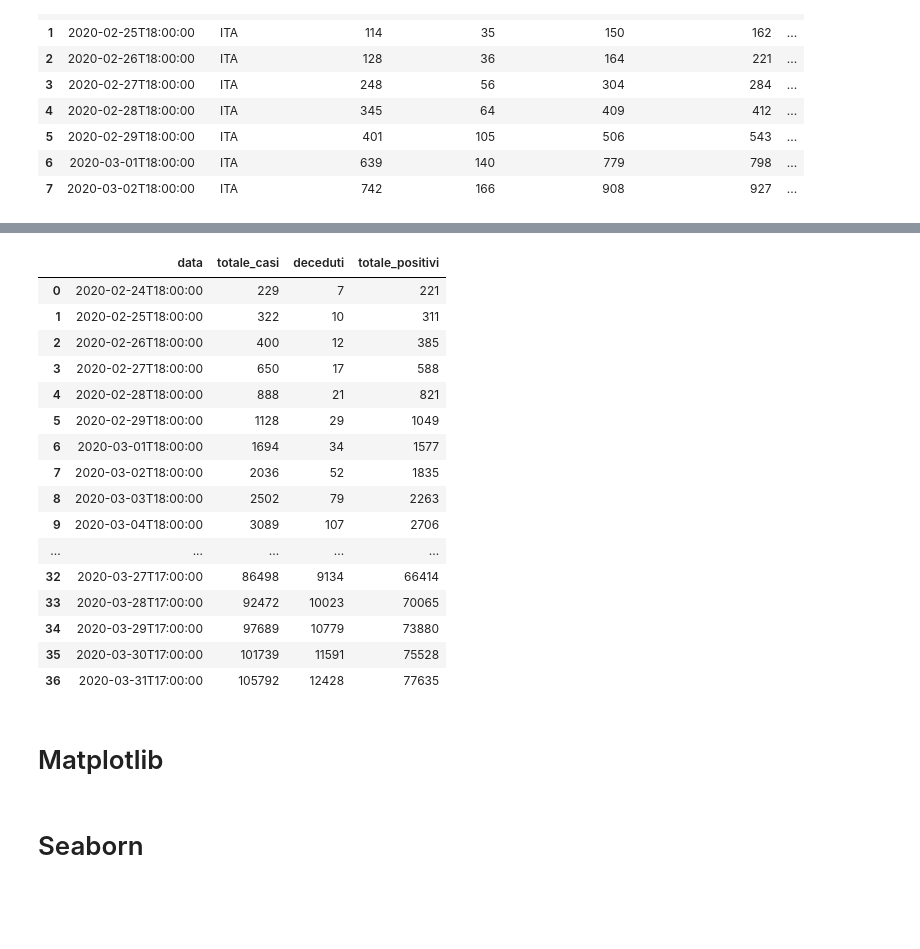
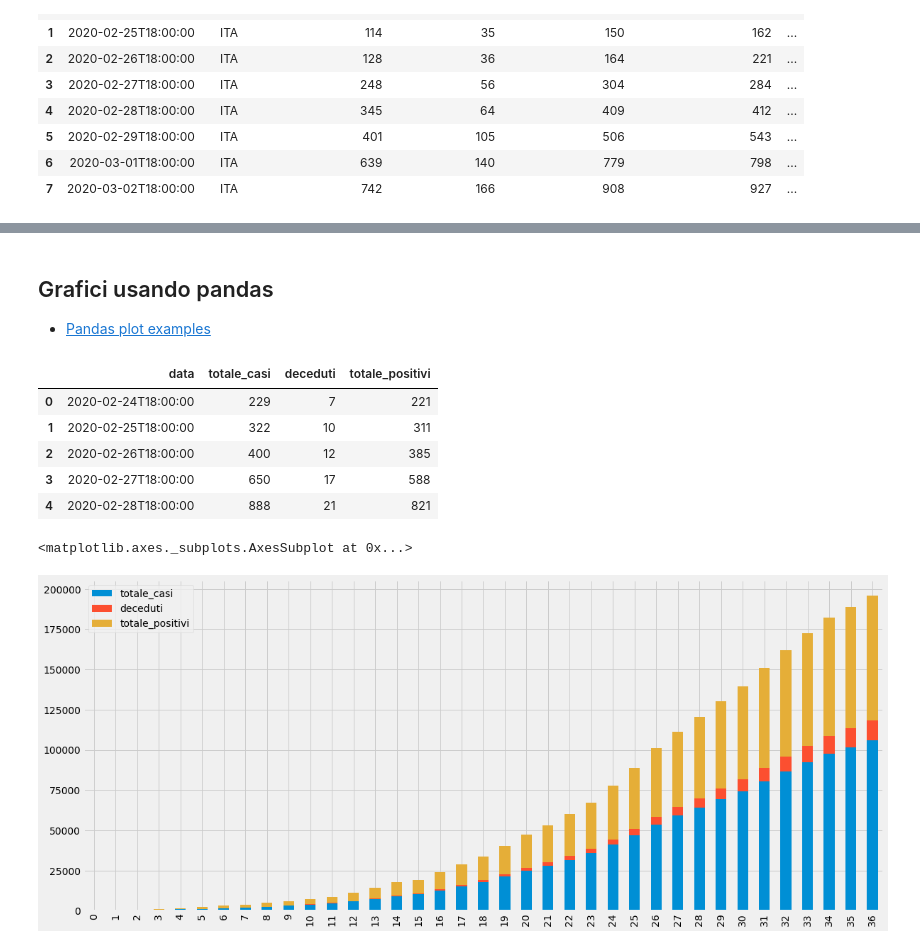
Before and after one commit to visiont3lab/data-visualization, a Jupyter notebook: courses/02_Pandas/Pandas.ipynb, the cells around one changed output, grey strips where cells are left out. Cells and saved outputs as stored; diff of their text form; code cells hidden in the pictures; blank space fills up the shorter version.

```diff
--- a/courses/02_Pandas/Pandas.ipynb
+++ b/courses/02_Pandas/Pandas.ipynb
@@ -294,25 +762,14 @@ memory usage: 4.5+ KB
+# %% [markdown]
+## Grafici usando pandas
+
+* [Pandas plot examples](http://queirozf.com/entries/pandas-dataframe-plot-examples-with-matplotlib-pyplot)
 # %%
 dn = data[["data", "totale_casi", "deceduti","totale_positivi"]]
-display(dn)
+display(dn.head())
 # %% [output]
 |  | data | totale_casi | deceduti | totale_positivi |
 | 0 | 2020-02-24T18:00:00 | 229 | 7 | 221 |
 | 1 | 2020-02-25T18:00:00 | 322 | 10 | 311 |
 | 2 | 2020-02-26T18:00:00 | 400 | 12 | 385 |
 | 3 | 2020-02-27T18:00:00 | 650 | 17 | 588 |
 | 4 | 2020-02-28T18:00:00 | 888 | 21 | 821 |
-| 5 | 2020-02-29T18:00:00 | 1128 | 29 | 1049 |
-| 6 | 2020-03-01T18:00:00 | 1694 | 34 | 1577 |
-| 7 | 2020-03-02T18:00:00 | 2036 | 52 | 1835 |
-| 8 | 2020-03-03T18:00:00 | 2502 | 79 | 2263 |
-| 9 | 2020-03-04T18:00:00 | 3089 | 107 | 2706 |
-| ... | ... | ... | ... | ... |
-| 32 | 2020-03-27T17:00:00 | 86498 | 9134 | 66414 |
-| 33 | 2020-03-28T17:00:00 | 92472 | 10023 | 70065 |
-| 34 | 2020-03-29T17:00:00 | 97689 | 10779 | 73880 |
-| 35 | 2020-03-30T17:00:00 | 101739 | 11591 | 75528 |
-| 36 | 2020-03-31T17:00:00 | 105792 | 12428 | 77635 |
-# %% [markdown]
-# Matplotlib
-# %% [markdown]
-# Seaborn
@@ -318,0 +784,6 @@ display(dn)
+# %%
+fig, ax = plt.subplots(1, 1, figsize=(18,8))
+dn.plot(kind="bar",stacked=True,ax=ax)
+# %% [output]
+<matplotlib.axes._subplots.AxesSubplot at 0x...>
+[figure, added]
```
Also changed, not shown: parts of 65 cells of this notebook.
